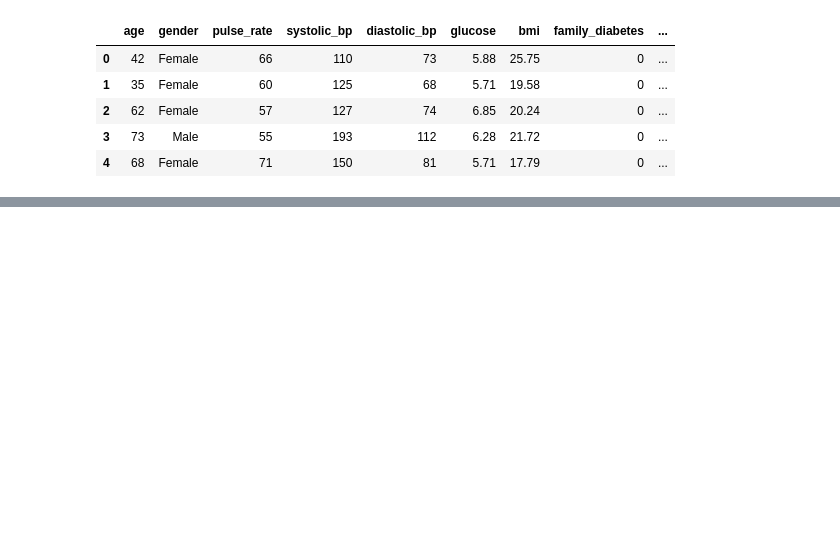
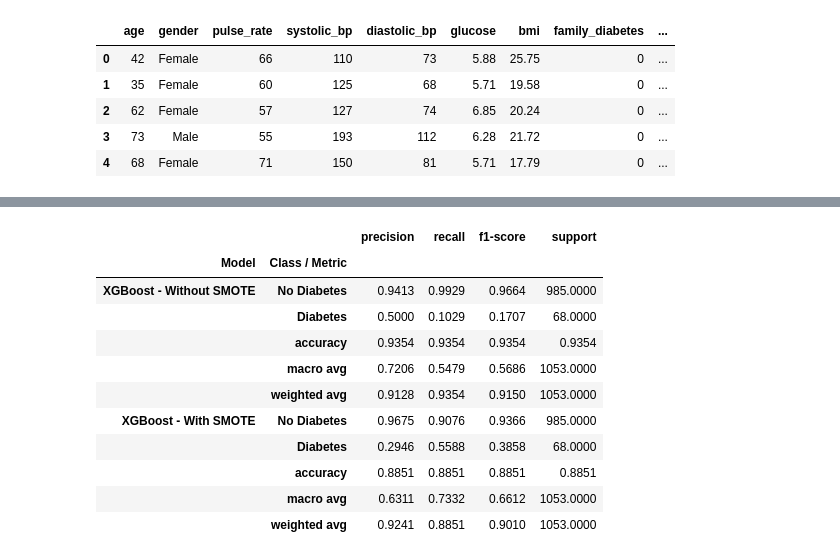
Before and after one commit to habib33-3/diabetes-detection-system, a Jupyter notebook: diadb-training/03-xg-boost.ipynb, the cells around one changed output, grey strips where cells are left out. Cells and saved outputs as stored; diff of their text form; code cells hidden in the pictures; blank space fills up the shorter version.

```diff
--- a/diadb-training/03-xg-boost.ipynb
+++ b/diadb-training/03-xg-boost.ipynb
@@ -208,0 +259,6 @@ evaluate_classifiers(models, X_test, y_test)
+# %%
+param_grid = {
+    "classifier__n_estimators": [100, 200],
+    "classifier__max_depth": [3, 5],
+    "classifier__learning_rate": [0.05, 0.1],
+}
@@ -209,3 +432,34 @@ evaluate_classifiers(models, X_test, y_test)
+# %%
+classification_reports = pd.concat(
+    {
+        model_name: pd.DataFrame(
+            classification_report(
+                y_test,
+                model.predict(X_test),
+                labels=[0, 1],
+                target_names=["No Diabetes", "Diabetes"],
+                output_dict=True,
+                zero_division=0,
+            )
+        ).T
+        for model_name, model in models.items()
+    },
+    names=["Model", "Class / Metric"],
+).round(4)
+classification_reports
+# %% [output]
+|  |  | precision | recall | f1-score | support |
+| Model | Class / Metric |  |  |  |  |
+| XGBoost - Without SMOTE | No Diabetes | 0.9413 | 0.9929 | 0.9664 | 985.0000 |
+|  | Diabetes | 0.5000 | 0.1029 | 0.1707 | 68.0000 |
+|  | accuracy | 0.9354 | 0.9354 | 0.9354 | 0.9354 |
+|  | macro avg | 0.7206 | 0.5479 | 0.5686 | 1053.0000 |
+|  | weighted avg | 0.9128 | 0.9354 | 0.9150 | 1053.0000 |
+| XGBoost - With SMOTE | No Diabetes | 0.9675 | 0.9076 | 0.9366 | 985.0000 |
+|  | Diabetes | 0.2946 | 0.5588 | 0.3858 | 68.0000 |
+|  | accuracy | 0.8851 | 0.8851 | 0.8851 | 0.8851 |
+|  | macro avg | 0.6311 | 0.7332 | 0.6612 | 1053.0000 |
+|  | weighted avg | 0.9241 | 0.8851 | 0.9010 | 1053.0000 |
 # %%
 import matplotlib.pyplot as plt
 import pandas as pd
```
Also changed, not shown: parts of 43 cells of this notebook, 4 other files.
